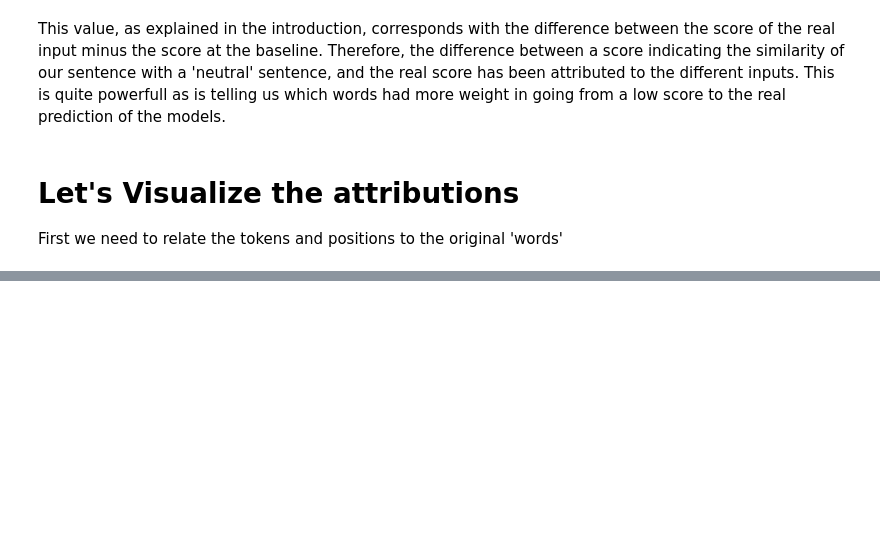
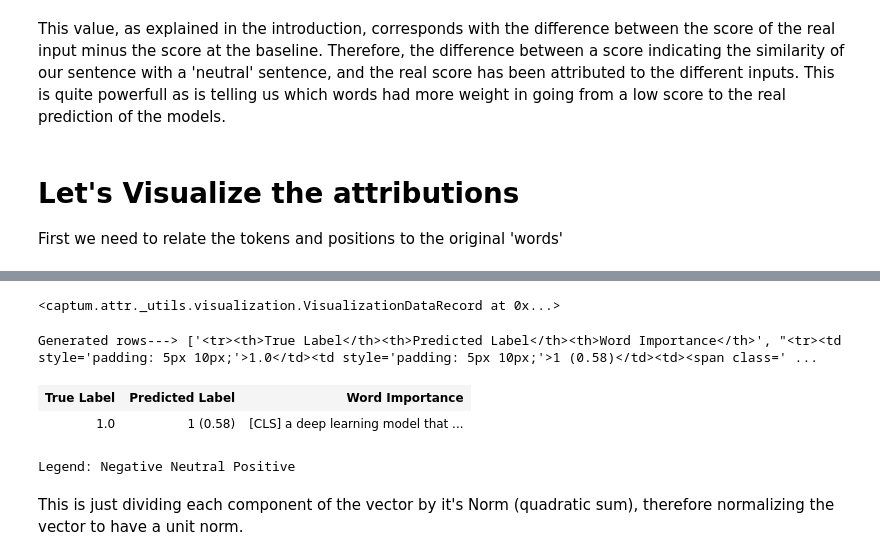
Before and after one commit to hectorrrr/sent-transformers-explainer, a Jupyter notebook: st-explainer_method.ipynb, the cells around one changed output, grey strips where cells are left out. Saved outputs shown, nothing was run; the diff lists cells and outputs as text; code cells hidden in the pictures; blank space fills up the shorter version.

```diff
--- a/st-explainer_method.ipynb
+++ b/st-explainer_method.ipynb
@@ -323,12 +315,3 @@ tensor([0.0000, 0.5055], dtype=torch.float64)
-# %%
-## Normalizing
-
-def summarize_attributions(attributions):
-    attributions = attributions.sum(dim=-1).squeeze(0)
-    attributions = attributions / torch.norm(attributions)
-    return attributions
-
-attributions_sum = summarize_attributions(attributions)
 # %% [markdown]
 This value, as explained in the introduction, corresponds with the difference between the score of the real input minus the score at the baseline. Therefore, the difference between a score indicating the similarity of our sentence with a 'neutral' sentence, and the real score has been attributed to the different inputs. This is quite powerfull as is telling us which words had more weight in going from a low score to the real prediction of the models.
 # %% [markdown]
@@ -371,0 +461,29 @@ Legend: Negative Neutral Positive
+# %%
+def summarize_attributions(attributions):
+    attributions = attributions / torch.norm(attributions)
+    return attributions
+
+attributions_sum_norm = summarize_attributions(torch.tensor(grouped_attr, dtype=torch.float64))
+
+first_position_vis = viz.VisualizationDataRecord(
+                        attributions_sum_norm,
+                        cosine_similarities[0].item(),
+                        round(cosine_similarities[0].item()),
+                        1.0,
+                        'Positive',
+                        attributions.sum(-1).sum(-1),
+                        grouped_tokens,
+                        convergence_score = delta )
+
+first_position_vis
+# %% [output]
+<captum.attr._utils.visualization.VisualizationDataRecord at 0x...>
+# %%
+html_text, html_ = visualize_text_v2([first_position_vis])
+# %% [output]
+Generated rows---> ['<tr><th>True Label</th><th>Predicted Label</th><th>Word Importance</th>', "<tr><td style='padding: 5px 10px;'>1.0</td><td style='padding: 5px 10px;'>1 (0.58)</td><td><span class=' ...
+| True Label | Predicted Label | Word Importance |
+| 1.0 | 1 (0.58) | [CLS] a deep learning model that ... |
+Legend: Negative Neutral Positive
+# %% [markdown]
+This is just dividing each component of the vector by it's Norm (quadratic sum), therefore normalizing the vector to have a unit norm.
```
Also changed, not shown: parts of 18 cells of this notebook.
